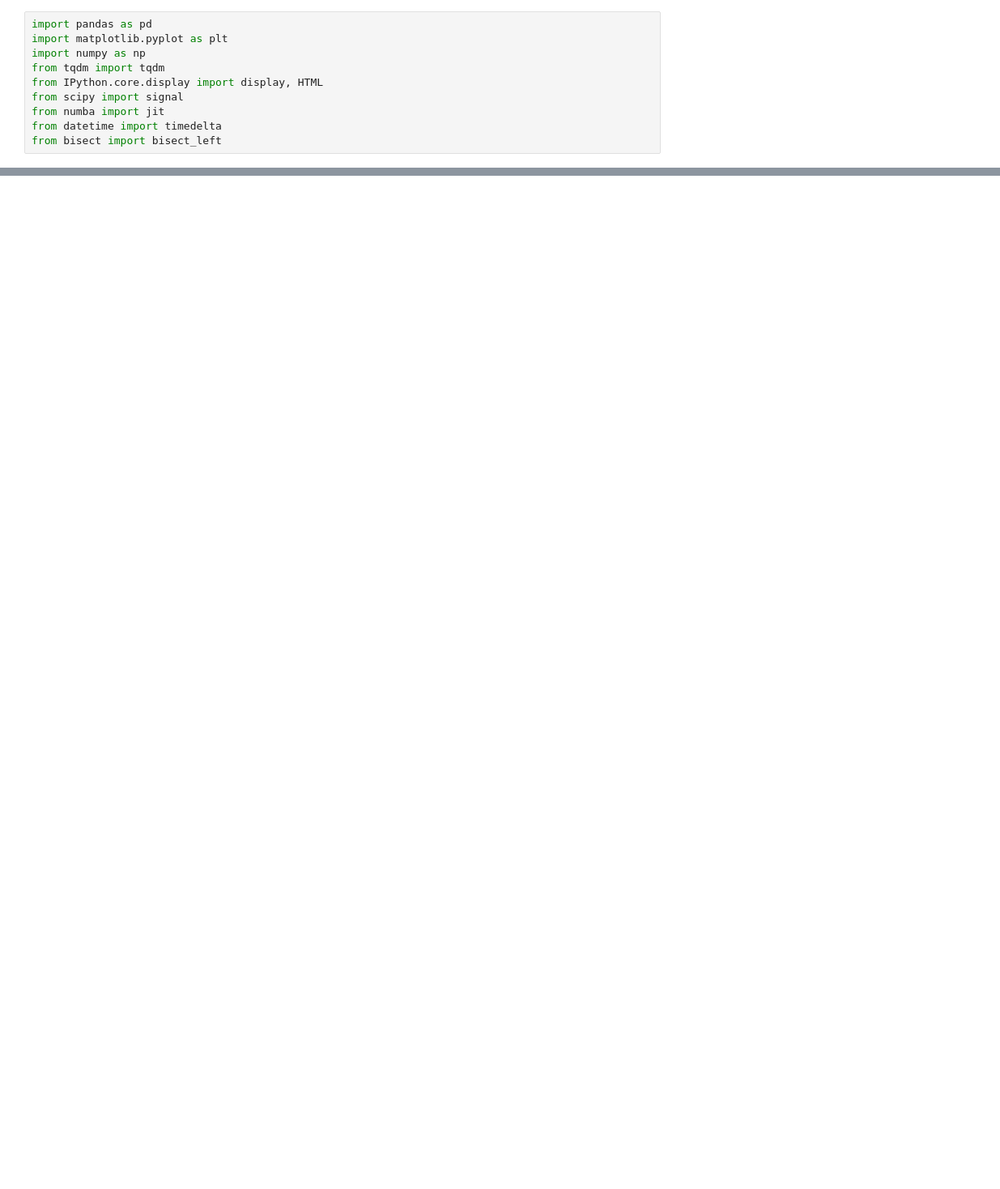
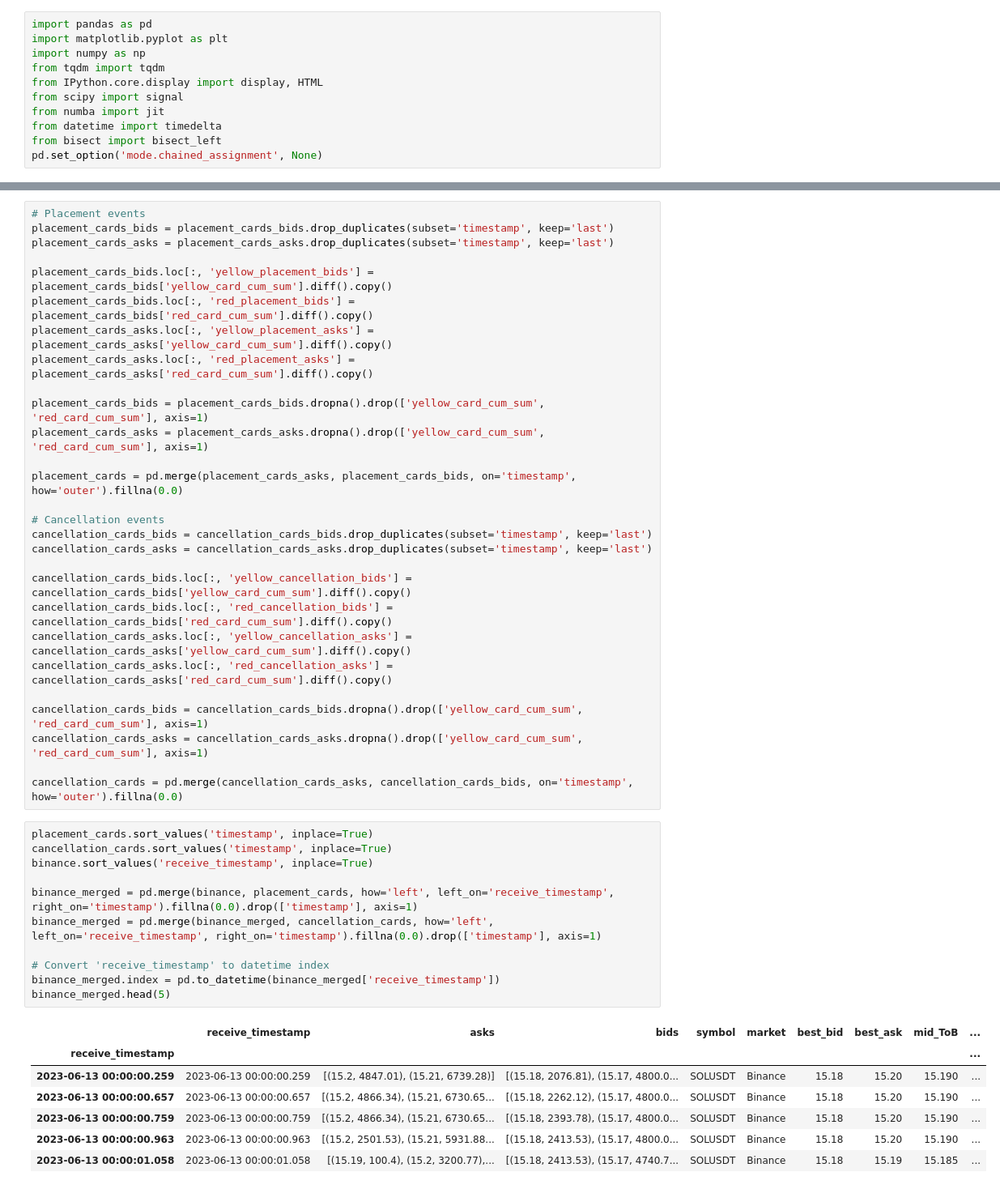
Before and after one commit to SergeySmalkov/Detector, a Jupyter notebook: FRN_Detector.ipynb, the cells around one changed output, grey strips where cells are left out. Shown at 81% size. Drawn from its saved outputs; the diff is of its cells as text; blank space fills up the shorter version.

```diff
--- a/FRN_Detector.ipynb
+++ b/FRN_Detector.ipynb
@@ -10,6 +10,7 @@ from scipy import signal
 from numba import jit
 from datetime import timedelta
 from bisect import bisect_left
+pd.set_option('mode.chained_assignment', None)
 # %%
 from google.colab import drive
 drive.mount('/content/drive')
@@ -430,0 +381,47 @@ plt.show()
+# %%
+# Placement events
+placement_cards_bids = placement_cards_bids.drop_duplicates(subset='timestamp', keep='last')
+placement_cards_asks = placement_cards_asks.drop_duplicates(subset='timestamp', keep='last')
+
+placement_cards_bids.loc[:, 'yellow_placement_bids'] = placement_cards_bids['yellow_card_cum_sum'].diff().copy()
+placement_cards_bids.loc[:, 'red_placement_bids'] = placement_cards_bids['red_card_cum_sum'].diff().copy()
+placement_cards_asks.loc[:, 'yellow_placement_asks'] = placement_cards_asks['yellow_card_cum_sum'].diff().copy()
+placement_cards_asks.loc[:, 'red_placement_asks'] = placement_cards_asks['red_card_cum_sum'].diff().copy()
+
+placement_cards_bids = placement_cards_bids.dropna().drop(['yellow_card_cum_sum', 'red_card_cum_sum'], axis=1)
+placement_cards_asks = placement_cards_asks.dropna().drop(['yellow_card_cum_sum', 'red_card_cum_sum'], axis=1)
+
+placement_cards = pd.merge(placement_cards_asks, placement_cards_bids, on='timestamp', how='outer').fillna(0.0)
+
+# Cancellation events
+cancellation_cards_bids = cancellation_cards_bids.drop_duplicates(subset='timestamp', keep='last')
+cancellation_cards_asks = cancellation_cards_asks.drop_duplicates(subset='timestamp', keep='last')
+
+cancellation_cards_bids.loc[:, 'yellow_cancellation_bids'] = cancellation_cards_bids['yellow_card_cum_sum'].diff().copy()
+cancellation_cards_bids.loc[:, 'red_cancellation_bids'] = cancellation_cards_bids['red_card_cum_sum'].diff().copy()
+cancellation_cards_asks.loc[:, 'yellow_cancellation_asks'] = cancellation_cards_asks['yellow_card_cum_sum'].diff().copy()
+cancellation_cards_asks.loc[:, 'red_cancellation_asks'] = cancellation_cards_asks['red_card_cum_sum'].diff().copy()
+
+cancellation_cards_bids = cancellation_cards_bids.dropna().drop(['yellow_card_cum_sum', 'red_card_cum_sum'], axis=1)
+cancellation_cards_asks = cancellation_cards_asks.dropna().drop(['yellow_card_cum_sum', 'red_card_cum_sum'], axis=1)
+
+cancellation_cards = pd.merge(cancellation_cards_asks, cancellation_cards_bids, on='timestamp', how='outer').fillna(0.0)
+# %%
+placement_cards.sort_values('timestamp', inplace=True)
+cancellation_cards.sort_values('timestamp', inplace=True)
+binance.sort_values('receive_timestamp', inplace=True)
+
+binance_merged = pd.merge(binance, placement_cards, how='left', left_on='receive_timestamp', right_on='timestamp').fillna(0.0).drop(['timestamp'], axis=1)
+binance_merged = pd.merge(binance_merged, cancellation_cards, how='left', left_on='receive_timestamp', right_on='timestamp').fillna(0.0).drop(['timestamp'], axis=1)
+
+# Convert 'receive_timestamp' to datetime index
+binance_merged.index = pd.to_datetime(binance_merged['receive_timestamp'])
+binance_merged.head(5)
+# %% [output]
+|  | receive_timestamp | asks | bids | symbol | market | best_bid | best_ask | mid_ToB | ... |
+| receive_timestamp |  |  |  |  |  |  |  |  | ... |
+| 2023-06-13 00:00:00.259 | 2023-06-13 00:00:00.259 | [(15.2, 4847.01), (15.21, 6739.28)] | [(15.18, 2076.81), (15.17, 4800.0... | SOLUSDT | Binance | 15.18 | 15.20 | 15.190 | ... |
+| 2023-06-13 00:00:00.657 | 2023-06-13 00:00:00.657 | [(15.2, 4866.34), (15.21, 6730.65... | [(15.18, 2262.12), (15.17, 4800.0... | SOLUSDT | Binance | 15.18 | 15.20 | 15.190 | ... |
+| 2023-06-13 00:00:00.759 | 2023-06-13 00:00:00.759 | [(15.2, 4866.34), (15.21, 6730.65... | [(15.18, 2393.78), (15.17, 4800.0... | SOLUSDT | Binance | 15.18 | 15.20 | 15.190 | ... |
+| 2023-06-13 00:00:00.963 | 2023-06-13 00:00:00.963 | [(15.2, 2501.53), (15.21, 5931.88... | [(15.18, 2413.53), (15.17, 4800.0... | SOLUSDT | Binance | 15.18 | 15.20 | 15.190 | ... |
+| 2023-06-13 00:00:01.058 | 2023-06-13 00:00:01.058 | [(15.19, 100.4), (15.2, 3200.77),... | [(15.18, 2413.53), (15.17, 4740.7... | SOLUSDT | Binance | 15.18 | 15.19 | 15.185 | ... |
```
Also changed, not shown: parts of 8 cells of this notebook.
